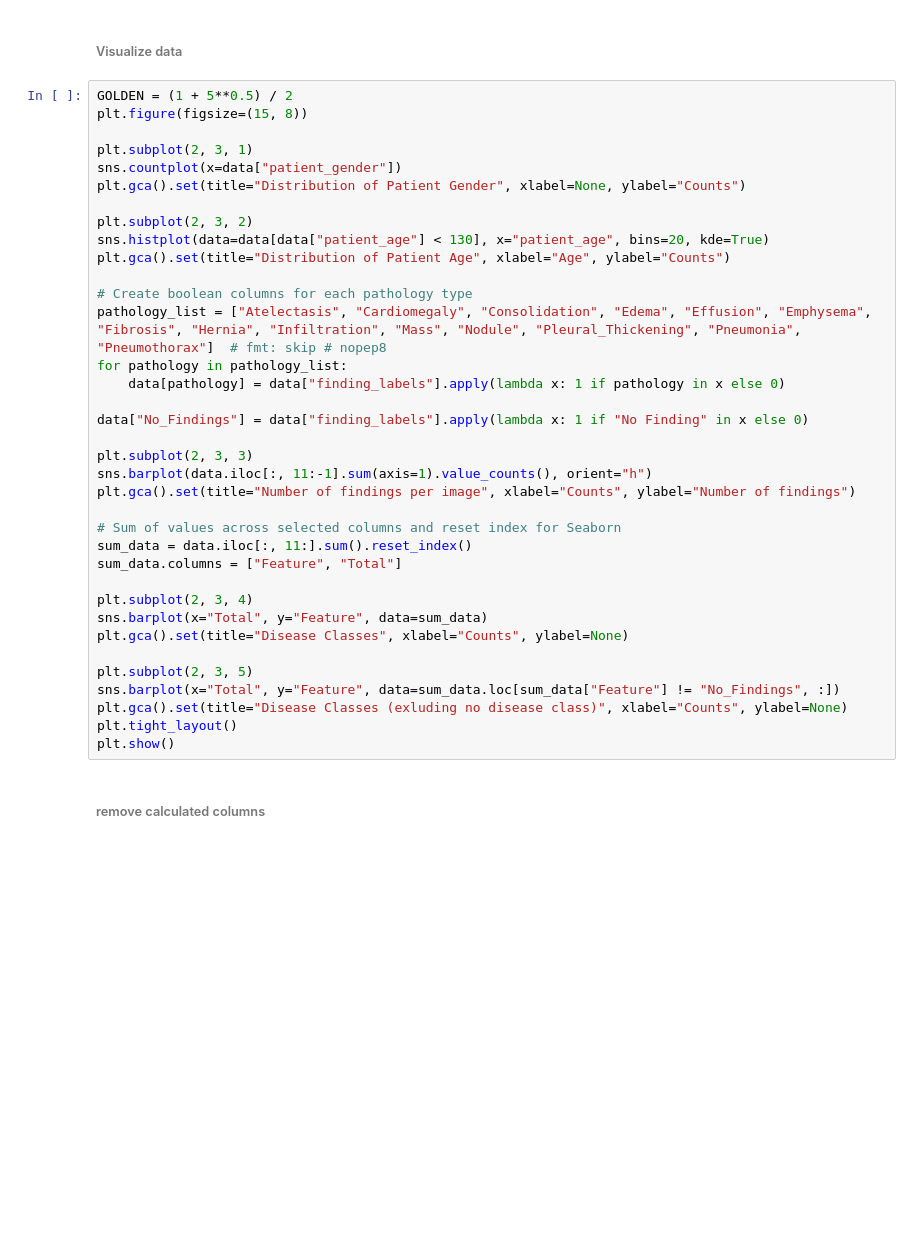
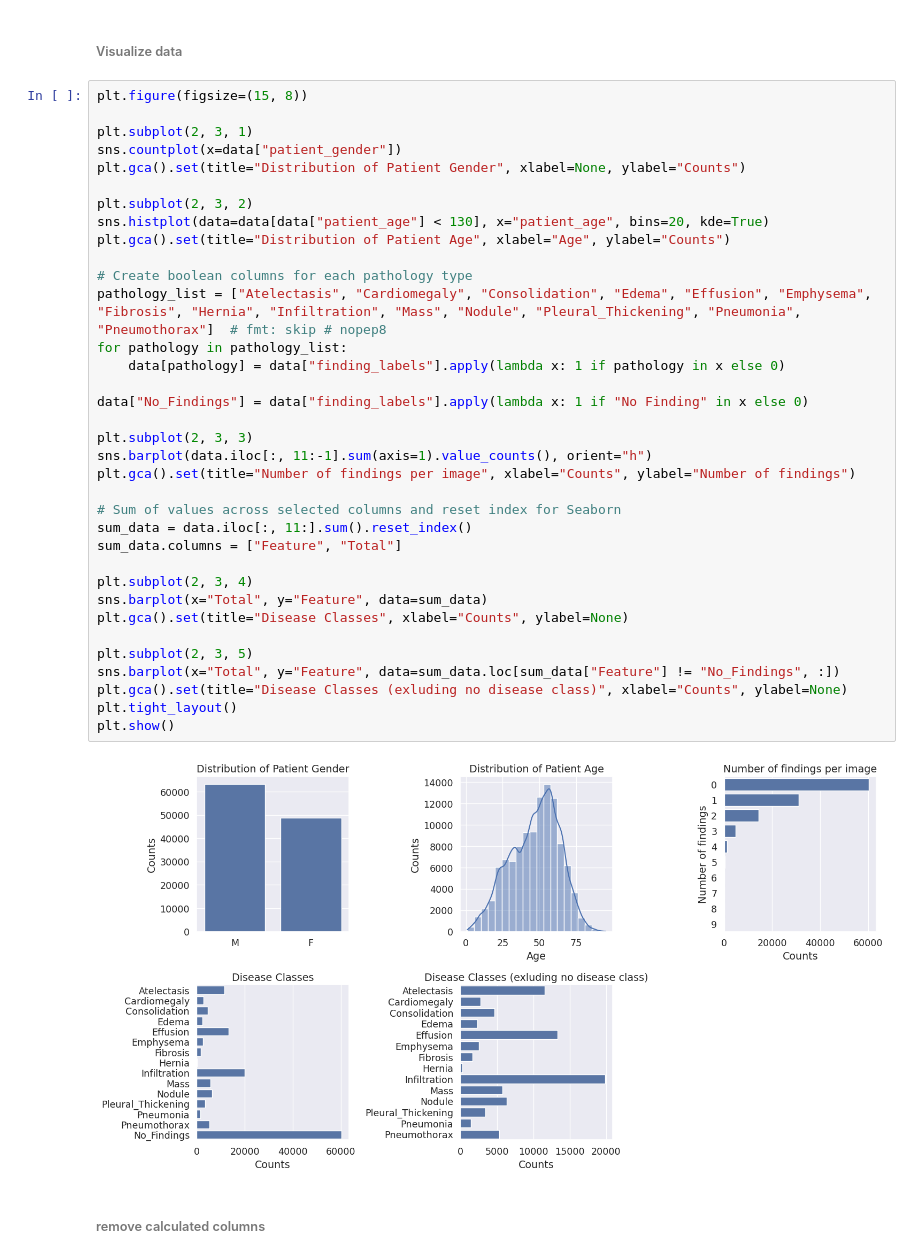
Before and after one commit to mark-rustad/CheXagent, a Jupyter notebook: get_started.ipynb, the cells around one changed output. Drawn from its saved outputs; the diff is of its cells as text; blank space fills up the shorter version.

```diff
--- a/get_started.ipynb
+++ b/get_started.ipynb
@@ -240,7 +274,6 @@ print(f"Number of patients: {data['patient_id'].nunique():,}")
 # %% [markdown]
 ###### Visualize data
 # %%
-GOLDEN = (1 + 5**0.5) / 2
 plt.figure(figsize=(15, 8))
 
 plt.subplot(2, 3, 1)
@@ -248,32 +281,34 @@ sns.countplot(x=data["patient_gender"])
 plt.gca().set(title="Distribution of Patient Gender", xlabel=None, ylabel="Counts")
 
 plt.subplot(2, 3, 2)
 sns.histplot(data=data[data["patient_age"] < 130], x="patient_age", bins=20, kde=True)
 plt.gca().set(title="Distribution of Patient Age", xlabel="Age", ylabel="Counts")
 
 # Create boolean columns for each pathology type
 pathology_list = ["Atelectasis", "Cardiomegaly", "Consolidation", "Edema", "Effusion", "Emphysema", "Fibrosis", "Hernia", "Infiltration", "Mass", "Nodule", "Pleural_Thickening", "Pneumonia", "Pneumothorax"]  # fmt: skip # nopep8
 for pathology in pathology_list:
     data[pathology] = data["finding_labels"].apply(lambda x: 1 if pathology in x else 0)
 
 data["No_Findings"] = data["finding_labels"].apply(lambda x: 1 if "No Finding" in x else 0)
 
 plt.subplot(2, 3, 3)
 sns.barplot(data.iloc[:, 11:-1].sum(axis=1).value_counts(), orient="h")
 plt.gca().set(title="Number of findings per image", xlabel="Counts", ylabel="Number of findings")
 
 # Sum of values across selected columns and reset index for Seaborn
 sum_data = data.iloc[:, 11:].sum().reset_index()
 sum_data.columns = ["Feature", "Total"]
 
 plt.subplot(2, 3, 4)
 sns.barplot(x="Total", y="Feature", data=sum_data)
 plt.gca().set(title="Disease Classes", xlabel="Counts", ylabel=None)
 
 plt.subplot(2, 3, 5)
 sns.barplot(x="Total", y="Feature", data=sum_data.loc[sum_data["Feature"] != "No_Findings", :])
 plt.gca().set(title="Disease Classes (exluding no disease class)", xlabel="Counts", ylabel=None)
 plt.tight_layout()
 plt.show()
+# %% [output]
+[figure, added]
 # %% [markdown]
 ###### remove calculated columns
```
Also changed, not shown: parts of 54 cells of this notebook.
